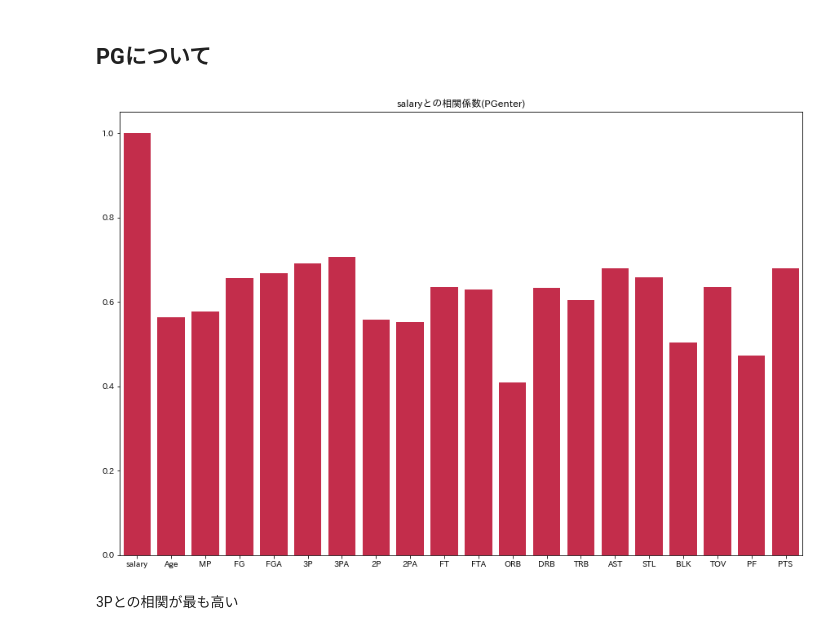
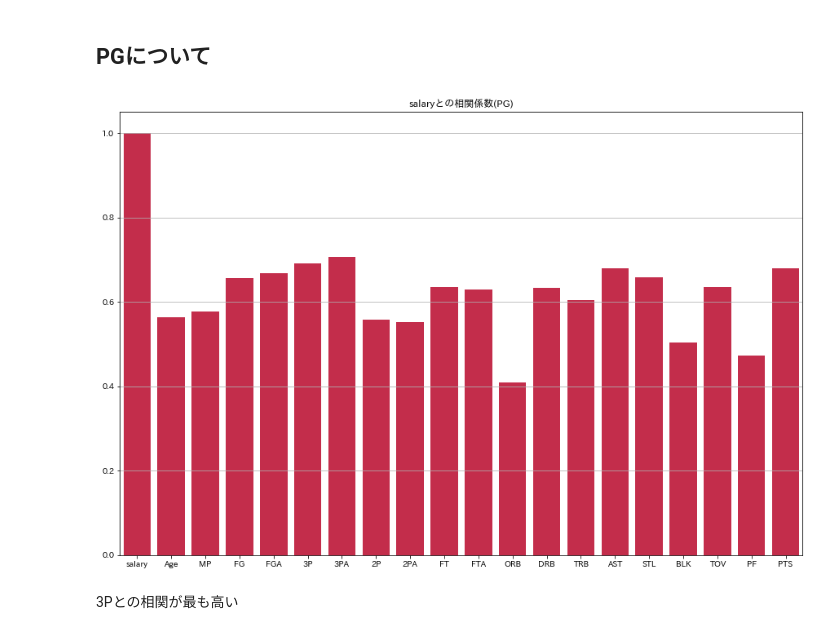
Before and after one commit to iusami/NBA_salary_analysis, a Jupyter notebook: notebook/summary.ipynb, the cells around one changed output. Saved outputs shown, nothing was run; the diff lists cells and outputs as text; code cells hidden in the pictures.

```diff
--- a/notebook/summary.ipynb
+++ b/notebook/summary.ipynb
@@ -199,10 +201,11 @@ PG_df = PG_df.drop(columns=["G","GS"])
 salary_corr_PG = pd.DataFrame(PG_df,columns=PG_df.columns).corr().iloc[0,:]
 # %%
 plt.figure(figsize=(15,10))
-plt.title("salaryとの相関係数(PGenter)")
+plt.title("salaryとの相関係数(PG)")
+plt.grid()
 sns.barplot(x=salary_corr_PG.index,y=salary_corr_PG.values,color='crimson')
 plt.show()
 # %% [output]
-[figure, old version]
+[figure, new version]
 # %% [markdown]
 3Pとの相関が最も高い
```
Also changed, not shown: parts of 4 cells of this notebook.
